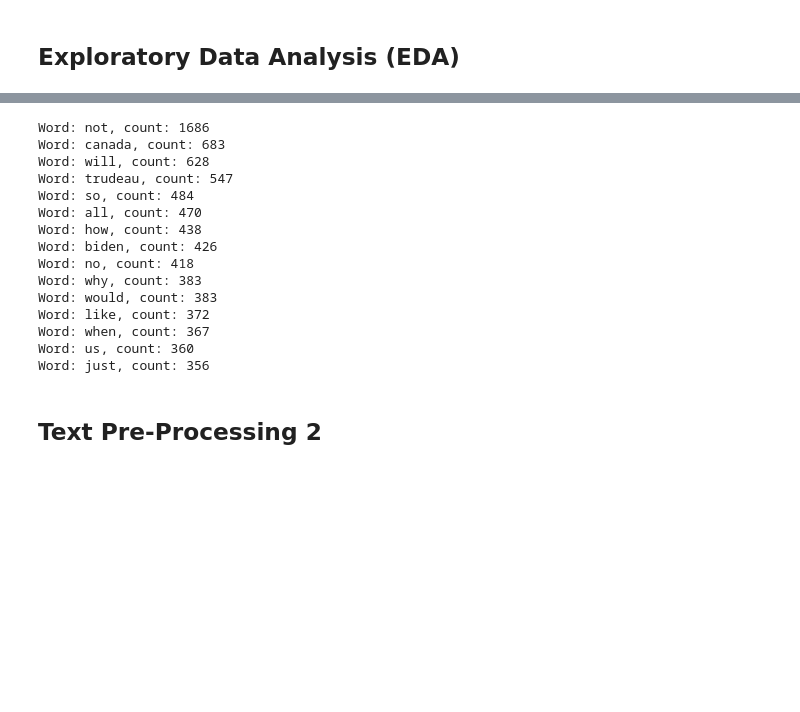
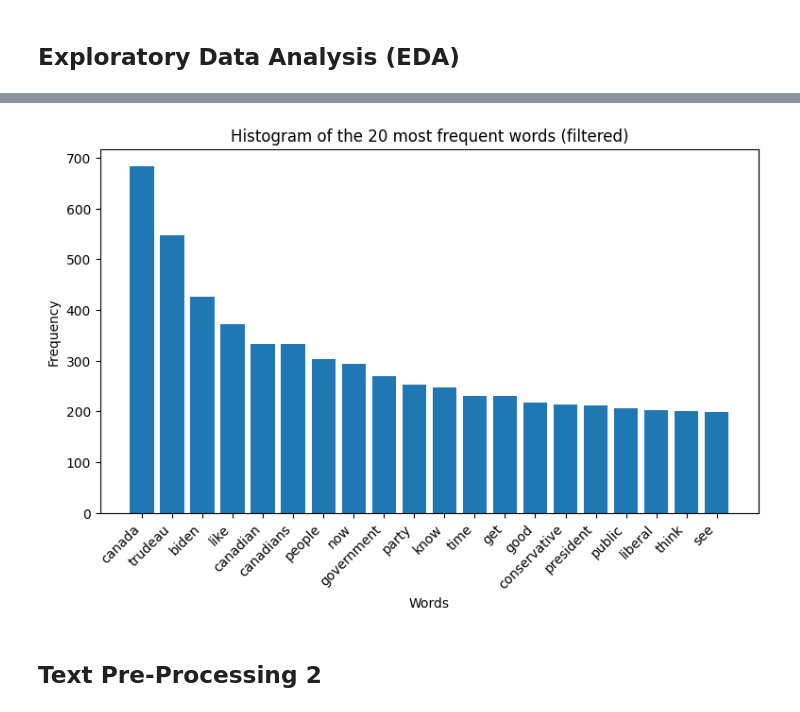
Before and after one commit to JanisJ2/jsc270-a4, a Jupyter notebook: JSC270_Assignment_4.ipynb, the cells around one changed output, grey strips where cells are left out. Cells and saved outputs as stored; diff of their text form; code cells hidden in the pictures; blank space fills up the shorter version.

```diff
--- a/JSC270_Assignment_4.ipynb
+++ b/JSC270_Assignment_4.ipynb
@@ -703,33 +706,25 @@ display_word_cloud(flatten_df)
 # %%
-# Print the 15 most frequent words
-def print_15_most_frequent_words(flatten_data):
+# Visualize the 20 most frequent words before lemmatizing
+def visualize_20_most_frequent_words(flatten_data):
     words, counts = np.unique(flatten_data, return_counts=True)
     # Sort words and counts based on counts in descending order
     sorted_indices = np.argsort(counts)[::-1]   # index of descending count
     sorted_words = words[sorted_indices]
     sorted_counts = counts[sorted_indices]
 
-    # Print the 15 most frequent words
-    for word, count in zip(sorted_words[:15], sorted_counts[:15]):
-        print(f'Word: {word}, count: {count}')
+    plt.figure(figsize=(9, 5))
+
+    # Visualize the 20 most frequent words
+    plt.bar(sorted_words[:20], sorted_counts[:20])
+    plt.xlabel('Words')
+    plt.ylabel('Frequency')
+    plt.title('Histogram of the 20 most frequent words (filtered)')
+    plt.xticks(rotation=45, ha='right')
+    plt.show()
 # %%
-print_15_most_frequent_words(flatten_df)
+visualize_20_most_frequent_words(flatten_df)
 # %% [output]
-Word: not, count: 1686
-Word: canada, count: 683
-Word: will, count: 628
-Word: trudeau, count: 547
-Word: so, count: 484
-Word: all, count: 470
-Word: how, count: 438
-Word: biden, count: 426
-Word: no, count: 418
-Word: why, count: 383
-Word: would, count: 383
-Word: like, count: 372
-Word: when, count: 367
-Word: us, count: 360
-Word: just, count: 356
+[figure, added]
 # %% [markdown]
 ## Text Pre-Processing 2
 # %% [markdown]
```
Also changed, not shown: parts of 41 cells of this notebook.
